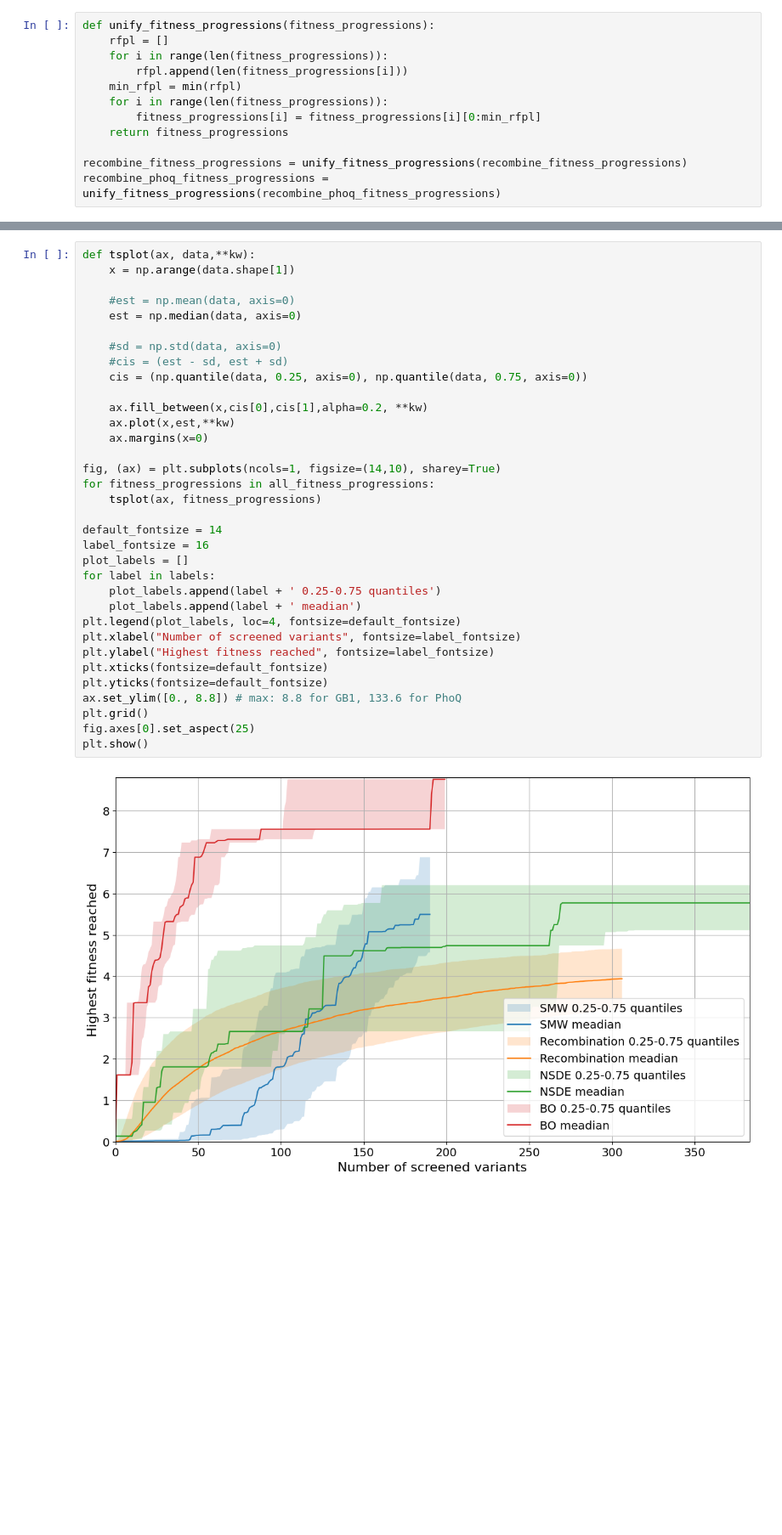
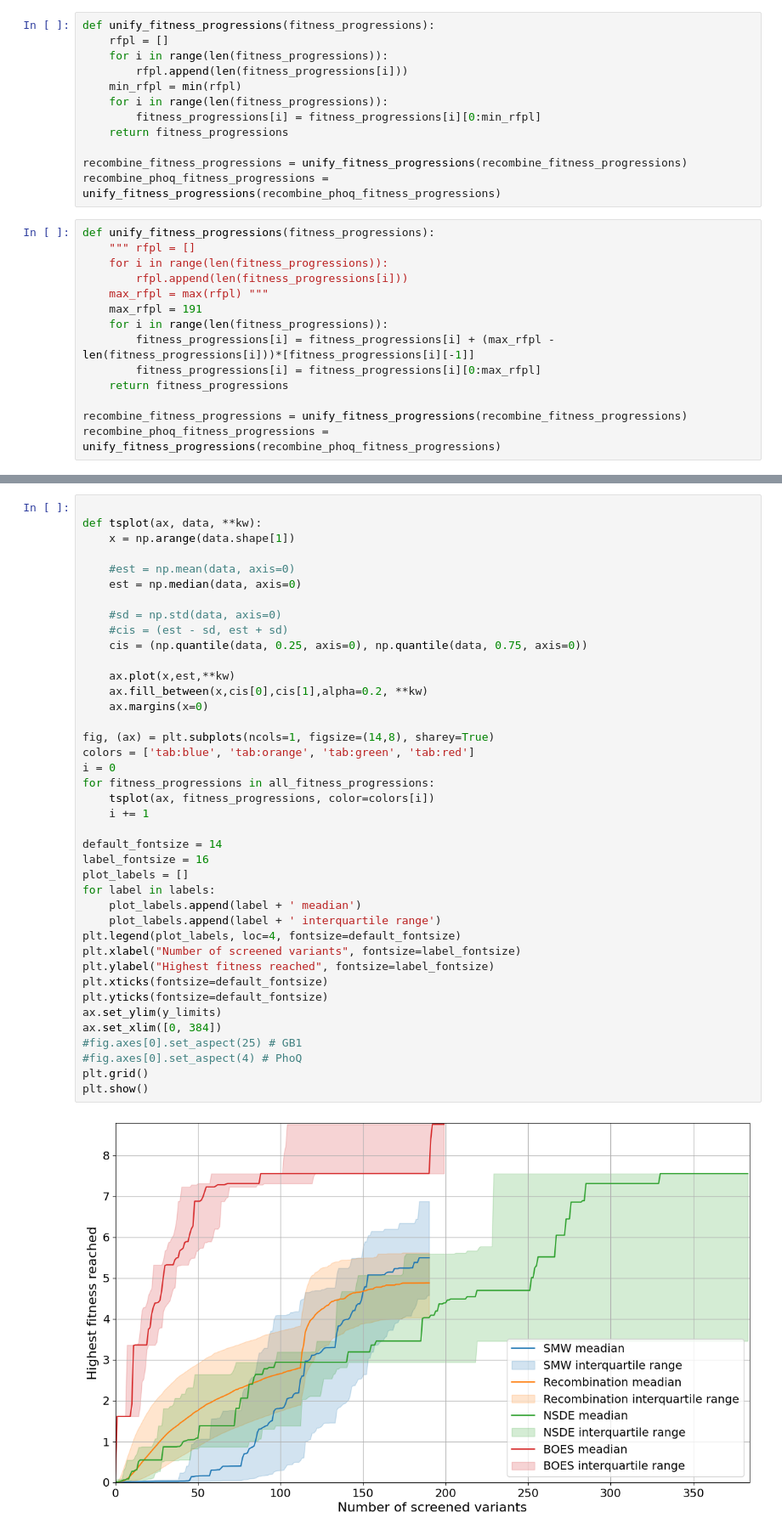
Before and after one commit to soldatmat/PELLM, a Jupyter notebook: code/plot/DE_benchmark.ipynb, the cells around one changed output, grey strips where cells are left out. Shown: that part at 85% size. Drawn from its saved outputs; the diff is of its cells as text; blank space fills up the shorter version.

```diff
--- a/code/plot/DE_benchmark.ipynb
+++ b/code/plot/DE_benchmark.ipynb
@@ -220,3 +236,17 @@ def unify_fitness_progressions(fitness_progressions):
 
 recombine_fitness_progressions = unify_fitness_progressions(recombine_fitness_progressions)
 recombine_phoq_fitness_progressions = unify_fitness_progressions(recombine_phoq_fitness_progressions)
+# %%
+def unify_fitness_progressions(fitness_progressions):
+    """ rfpl = []
+    for i in range(len(fitness_progressions)):
+        rfpl.append(len(fitness_progressions[i]))
+    max_rfpl = max(rfpl) """
+    max_rfpl = 191
+    for i in range(len(fitness_progressions)):
+        fitness_progressions[i] = fitness_progressions[i] + (max_rfpl - len(fitness_progressions[i]))*[fitness_progressions[i][-1]]
+        fitness_progressions[i] = fitness_progressions[i][0:max_rfpl]
+    return fitness_progressions
+
+recombine_fitness_progressions = unify_fitness_progressions(recombine_fitness_progressions)
+recombine_phoq_fitness_progressions = unify_fitness_progressions(recombine_phoq_fitness_progressions)
@@ -309,36 +408,42 @@ single_labels.append('BO')
 # %%
-def tsplot(ax, data,**kw):
+
+def tsplot(ax, data, **kw):
     x = np.arange(data.shape[1])
 
     #est = np.mean(data, axis=0)
     est = np.median(data, axis=0)
 
     #sd = np.std(data, axis=0)
     #cis = (est - sd, est + sd)
     cis = (np.quantile(data, 0.25, axis=0), np.quantile(data, 0.75, axis=0))
 
+    ax.plot(x,est,**kw)
     ax.fill_between(x,cis[0],cis[1],alpha=0.2, **kw)
-    ax.plot(x,est,**kw)
     ax.margins(x=0)
 
-fig, (ax) = plt.subplots(ncols=1, figsize=(14,10), sharey=True)
+fig, (ax) = plt.subplots(ncols=1, figsize=(14,8), sharey=True)
+colors = ['tab:blue', 'tab:orange', 'tab:green', 'tab:red']
+i = 0
 for fitness_progressions in all_fitness_progressions:
-    tsplot(ax, fitness_progressions)
+    tsplot(ax, fitness_progressions, color=colors[i])
+    i += 1
 
 default_fontsize = 14
 label_fontsize = 16
 plot_labels = []
 for label in labels:
-    plot_labels.append(label + ' 0.25-0.75 quantiles')
     plot_labels.append(label + ' meadian')
+    plot_labels.append(label + ' interquartile range')
 plt.legend(plot_labels, loc=4, fontsize=default_fontsize)
 plt.xlabel("Number of screened variants", fontsize=label_fontsize)
 plt.ylabel("Highest fitness reached", fontsize=label_fontsize)
 plt.xticks(fontsize=default_fontsize)
 plt.yticks(fontsize=default_fontsize)
-ax.set_ylim([0., 8.8]) # max: 8.8 for GB1, 133.6 for PhoQ
+ax.set_ylim(y_limits)
+ax.set_xlim([0, 384])
+#fig.axes[0].set_aspect(25) # GB1
+#fig.axes[0].set_aspect(4) # PhoQ
 plt.grid()
-fig.axes[0].set_aspect(25)
 plt.show()
 # %% [output]
-[figure, old version]
+[figure, new version]
```
Also changed, not shown: parts of 10 cells of this notebook, 16 other files.
